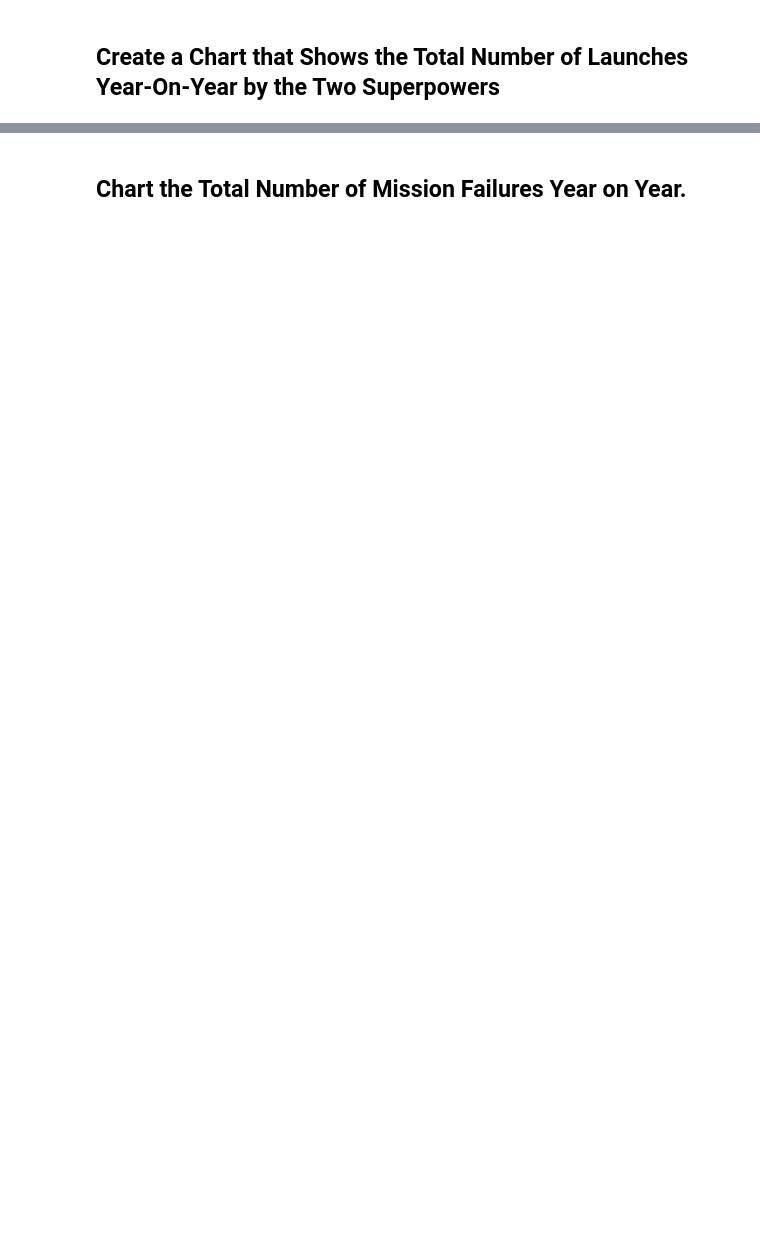
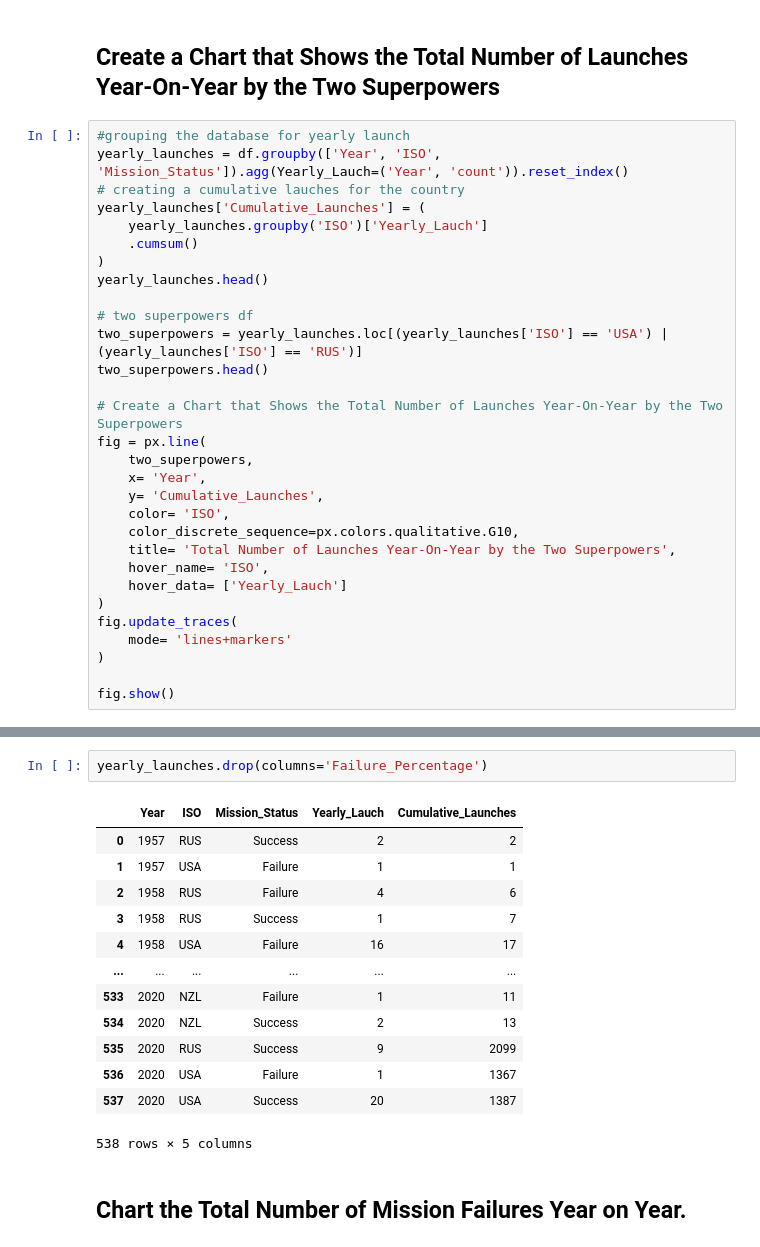
Before and after one commit to KushalRegmi61/100_DAYS_OF_LEARNING_PYTHON, a Jupyter notebook: DAY_99_SpaceMission_Alalysis/DAY_99_Space_Missions_Analysis.ipynb, the cells around one changed output, grey strips where cells are left out. Cells and saved outputs as stored; diff of their text form; blank space fills up the shorter version.

```diff
--- a/DAY_99_SpaceMission_Alalysis/DAY_99_Space_Missions_Analysis.ipynb
+++ b/DAY_99_SpaceMission_Alalysis/DAY_99_Space_Missions_Analysis.ipynb
@@ -439,2 +708,32 @@ Hint: Remember to include former Soviet Republics like Kazakhstan when analysing
 # %% [markdown]
 ## Create a Chart that Shows the Total Number of Launches Year-On-Year by the Two Superpowers
+# %%
+#grouping the database for yearly launch
+yearly_launches = df.groupby(['Year', 'ISO', 'Mission_Status']).agg(Yearly_Lauch=('Year', 'count')).reset_index()
+# creating a cumulative lauches for the country
+yearly_launches['Cumulative_Launches'] = (
+    yearly_launches.groupby('ISO')['Yearly_Lauch']
+    .cumsum()
+)
+yearly_launches.head()
+
+# two superpowers df
+two_superpowers = yearly_launches.loc[(yearly_launches['ISO'] == 'USA') | (yearly_launches['ISO'] == 'RUS')]
+two_superpowers.head()
+
+# Create a Chart that Shows the Total Number of Launches Year-On-Year by the Two Superpowers
+fig = px.line(
+    two_superpowers,
+    x= 'Year',
+    y= 'Cumulative_Launches',
+    color= 'ISO',
+    color_discrete_sequence=px.colors.qualitative.G10,
+    title= 'Total Number of Launches Year-On-Year by the Two Superpowers',
+    hover_name= 'ISO',
+    hover_data= ['Yearly_Lauch']
+)
+fig.update_traces(
+    mode= 'lines+markers'
+)
+
+fig.show()
@@ -441,2 +742,18 @@ Hint: Remember to include former Soviet Republics like Kazakhstan when analysing
+# %%
+yearly_launches.drop(columns='Failure_Percentage')
+# %% [output]
+|  | Year | ISO | Mission_Status | Yearly_Lauch | Cumulative_Launches |
+| 0 | 1957 | RUS | Success | 2 | 2 |
+| 1 | 1957 | USA | Failure | 1 | 1 |
+| 2 | 1958 | RUS | Failure | 4 | 6 |
+| 3 | 1958 | RUS | Success | 1 | 7 |
+| 4 | 1958 | USA | Failure | 16 | 17 |
+| ... | ... | ... | ... | ... | ... |
+| 533 | 2020 | NZL | Failure | 1 | 11 |
+| 534 | 2020 | NZL | Success | 2 | 13 |
+| 535 | 2020 | RUS | Success | 9 | 2099 |
+| 536 | 2020 | USA | Failure | 1 | 1367 |
+| 537 | 2020 | USA | Success | 20 | 1387 |
+538 rows × 5 columns
 # %% [markdown]
 ## Chart the Total Number of Mission Failures Year on Year.
```
Also changed, not shown: parts of 24 cells of this notebook.
